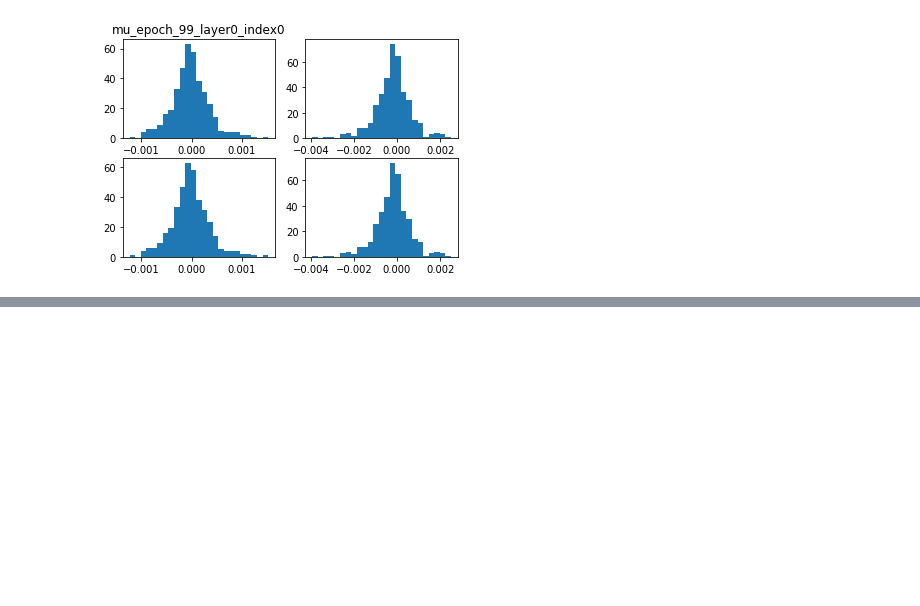
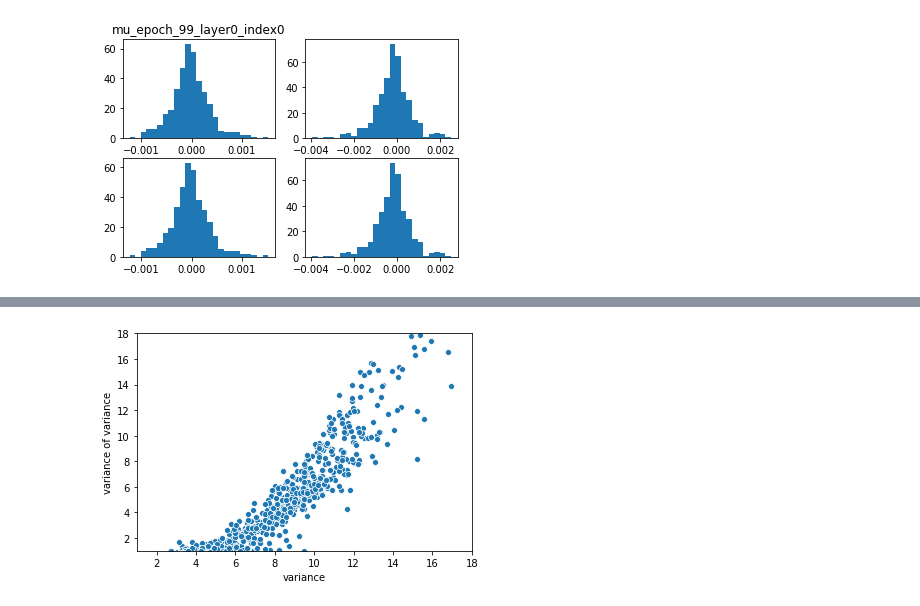
Before and after one commit to lianqing01/dual_imagenet, a Jupyter notebook: Untitled1.ipynb, the cells around one changed output, grey strips where cells are left out. Drawn from its saved outputs; the diff is of its cells as text; code cells hidden in the pictures; blank space fills up the shorter version.

```diff
--- a/Untitled1.ipynb
+++ b/Untitled1.ipynb
@@ -78,0 +100,16 @@ plt.hist?
+# %%
+import matplotlib.pyplot as plt
+import seaborn
+import pandas as pd
+data = np.asarray([x,y]).reshape(2, -1).T
+data = pd.DataFrame(data)
+data.rename(columns={0: 'variance',
+                     1: 'variance of variance'}, inplace=True)
+# %%
+plt.ylim(1,18)
+plt.xlim(1,18)
+seaborn.scatterplot(x="variance", y="variance of variance", data=data)
+plt.savefig("variance_vs_variance-of-variance.pdf")
+plt.show()
+# %% [output]
+[figure, added]
```
Also changed, not shown: parts of 5 cells of this notebook, 7 other files.
